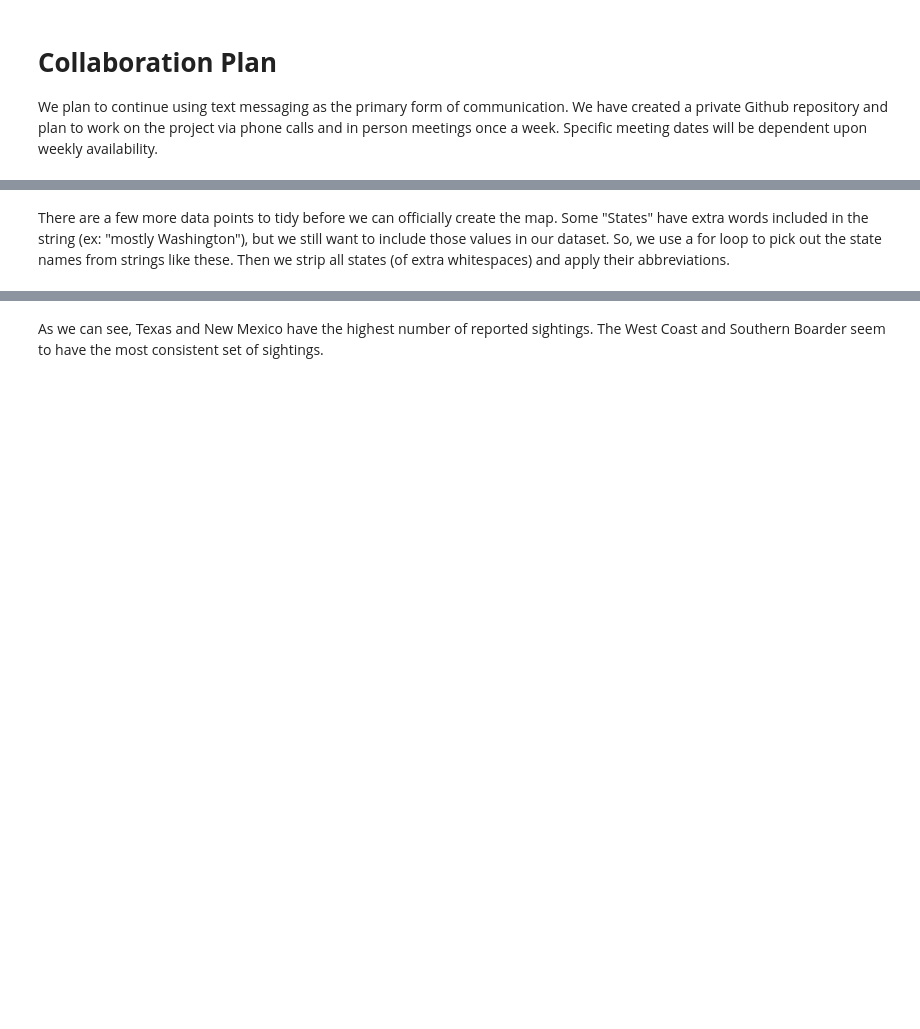
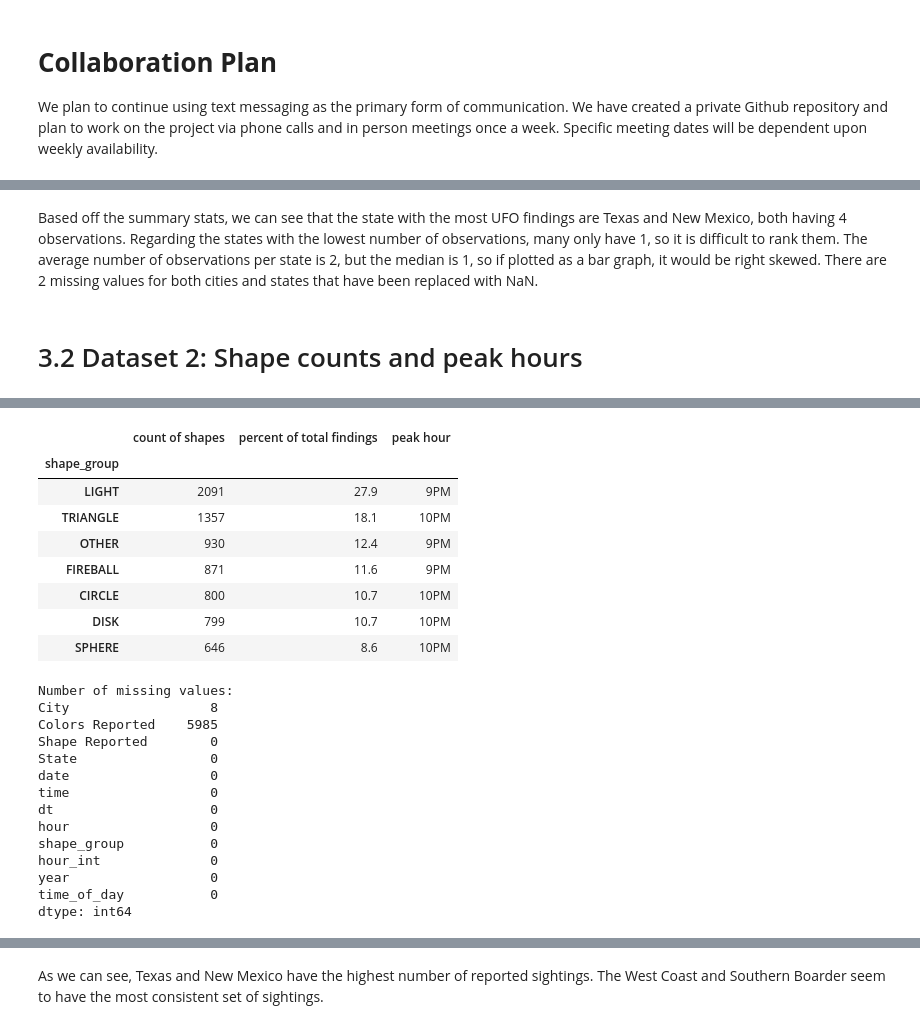
Before and after one commit to matkins8943/matkins8943.github.io, a Jupyter notebook: Final_Project.ipynb, the cells around one changed output, grey strips where cells are left out. Cells and saved outputs as stored; diff of their text form; code cells hidden in the pictures; blank space fills up the shorter version.

```diff
--- a/Final_Project.ipynb
+++ b/Final_Project.ipynb
@@ -85,2 +224,0 @@ stateabb = ({
-# %% [markdown]
-There are a few more data points to tidy before we can officially create the map. Some "States" have extra words included in the string (ex: "mostly Washington"), but we still want to include those values in our dataset. So, we use a for loop to pick out the state names from strings like these. Then we strip all states (of extra whitespaces) and apply their abbreviations.
@@ -103,0 +225,28 @@ sightings = (newstateabb.value_counts().rename_axis('State').reset_index(name='S
+# %% [markdown]
+Based off the summary stats, we can see that the state with the most UFO findings are Texas and New Mexico, both having 4 observations. Regarding the states with the lowest number of observations, many only have 1, so it is difficult to rank them. The average number of observations per state is 2, but the median is 1, so if plotted as a bar graph, it would be right skewed. There are 2 missing values for both cities and states that have been replaced with NaN.
+# %% [markdown]
+# 3.2 Dataset 2: Shape counts and peak hours
+# %%
+#total sightings and data range
+print("Total sightings: ", len(t))
+print("Date range: ", t["dt"].min(), "to", t["dt"].max())
+
+#Shape breakdown
+shape_counts = t["shape_group"].value_counts()
+shape_summary = pd.DataFrame({
+    "count of shapes": shape_counts,
+    "percent of total findings": (shape_counts / len(t) * 100).round(1)
+})
+
+# Peak hour of observation for each shape, formatted as AM/PM
+def format_hour(h):
+    return pd.Timestamp(2000, 1, 1, h).strftime('%I%p').lstrip('0')   #0 -> 12AM, 12 -> 12PM, 21 -> 9PM
+
+peak_hour = t.groupby("shape_group")["hour_int"].agg(lambda s: s.mode().iloc[0])
+shape_summary["peak hour"] = peak_hour.apply(format_hour)
+display(shape_summary)
+
+#replaced with NaN
+print("Number of missing values:")
+print(t.isna().sum())
+# %% [output]
@@ -103,0 +255,23 @@ sightings = (newstateabb.value_counts().rename_axis('State').reset_index(name='S
+|  | count of shapes | percent of total findings | peak hour |
+| shape_group |  |  |  |
+| LIGHT | 2091 | 27.9 | 9PM |
+| TRIANGLE | 1357 | 18.1 | 10PM |
+| OTHER | 930 | 12.4 | 9PM |
+| FIREBALL | 871 | 11.6 | 9PM |
+| CIRCLE | 800 | 10.7 | 10PM |
+| DISK | 799 | 10.7 | 10PM |
+| SPHERE | 646 | 8.6 | 10PM |
+Number of missing values:
+City                  8
+Colors Reported    5985
+Shape Reported        0
+State                 0
+date                  0
+time                  0
+dt                    0
+hour                  0
+shape_group           0
+hour_int              0
+year                  0
+time_of_day           0
+dtype: int64
```
Also changed, not shown: parts of 46 cells of this notebook.
